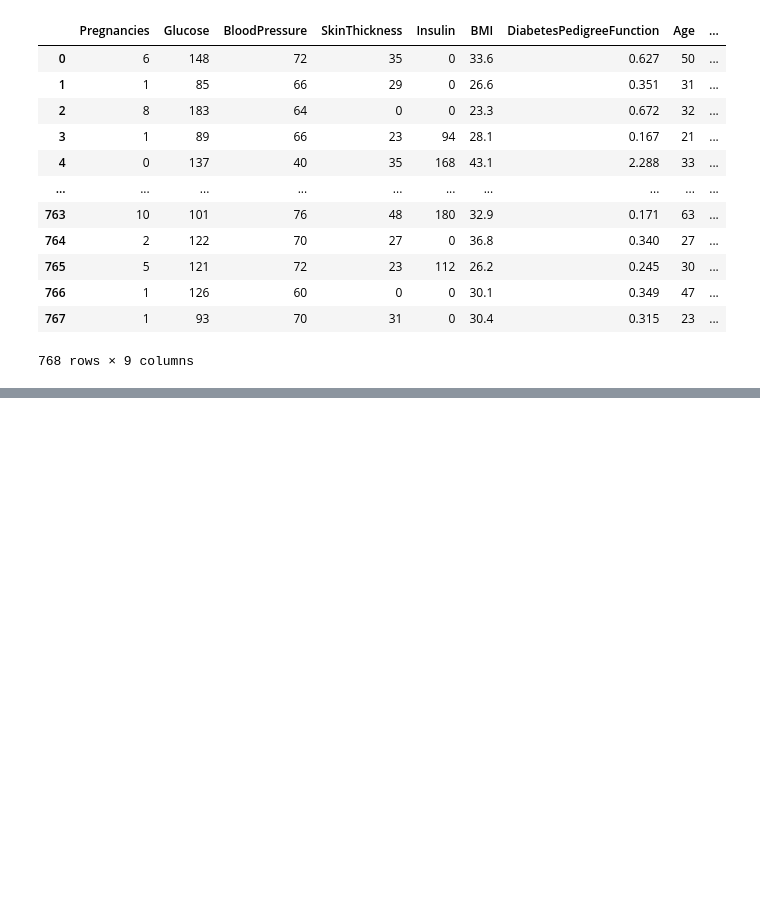
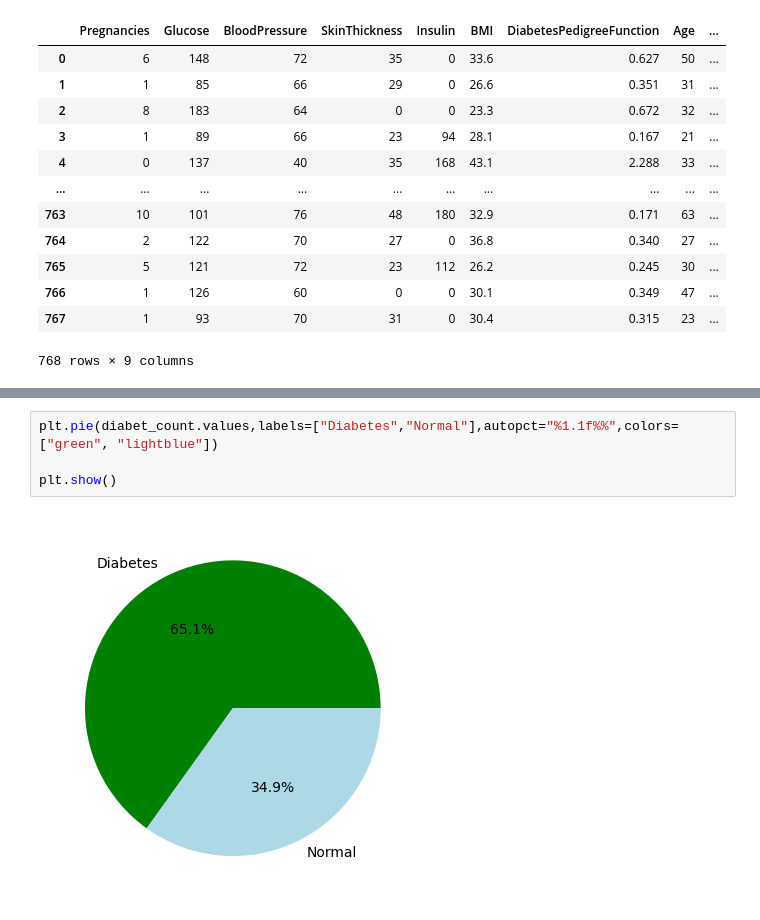
Before and after one commit to yldrmgaye/gayesu, a Jupyter notebook: week-3-exercise.ipynb, the cells around one changed output, grey strips where cells are left out. Saved outputs shown, nothing was run; the diff lists cells and outputs as text; blank space fills up the shorter version.

```diff
--- a/week-3-exercise.ipynb
+++ b/week-3-exercise.ipynb
@@ -68,0 +81,6 @@ df.head(10)
+# %%
+plt.pie(diabet_count.values,labels=["Diabetes","Normal"],autopct="%1.1f%%",colors=["green", "lightblue"])
+
+plt.show()
+# %% [output]
+[figure, added]
```
Also changed, not shown: parts of 7 cells of this notebook.
